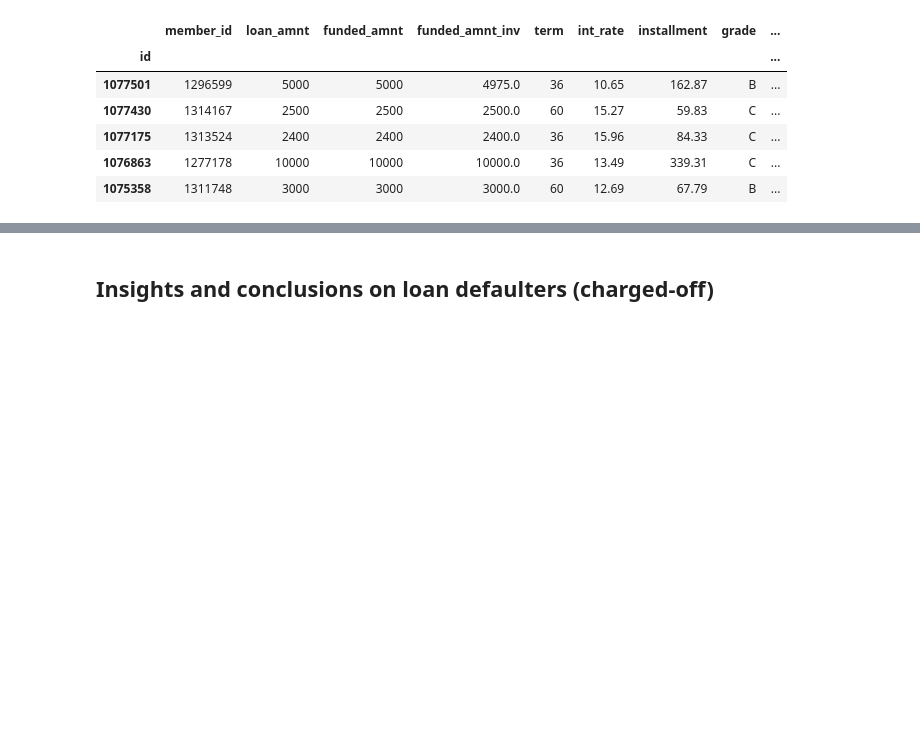
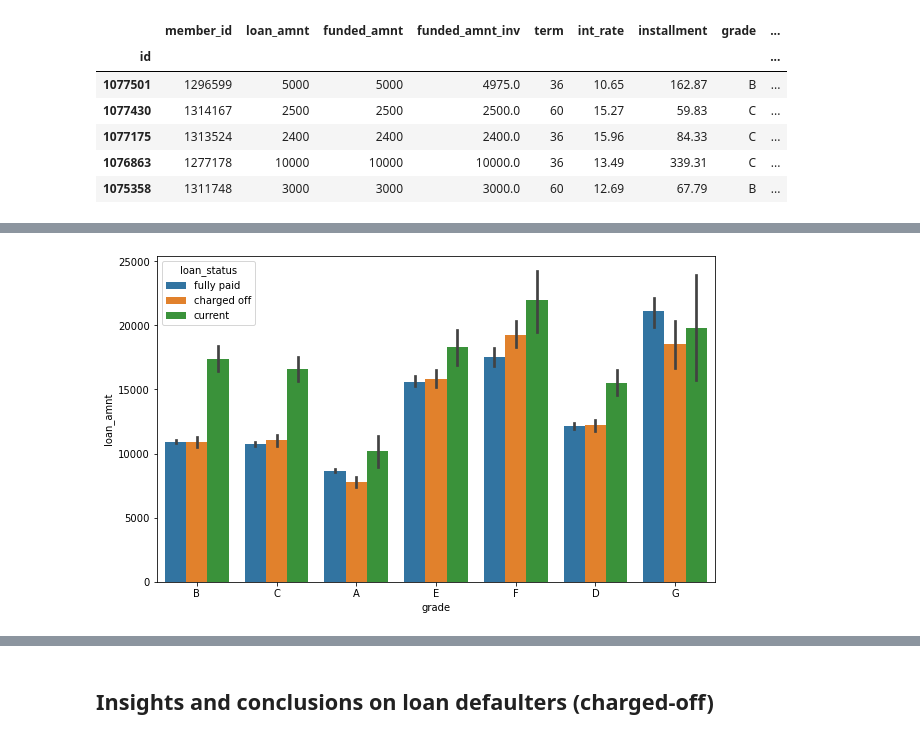
Before and after one commit to Kumaraguru-Muthuraj/_AIML_Code, a Jupyter notebook: _PythonNotebooks/_Course2_Statistics_Essentials/Mod6_Lendingclub_casestudy/Lending_Club_Merged_v1.ipynb, the cells around one changed output, grey strips where cells are left out. Saved outputs shown, nothing was run; the diff lists cells and outputs as text; code cells hidden in the pictures; blank space fills up the shorter version.

```diff
--- a/_PythonNotebooks/_Course2_Statistics_Essentials/Mod6_Lendingclub_casestudy/Lending_Club_Merged_v1.ipynb
+++ b/_PythonNotebooks/_Course2_Statistics_Essentials/Mod6_Lendingclub_casestudy/Lending_Club_Merged_v1.ipynb
@@ -361,0 +478,4 @@ df.head()
+# %%
+#lets do the filtering of the df for 2011 to do the further analysis
+df = df.loc[(df['issue_year'] == "2011"), :]
+df.head()
@@ -361,0 +496,7 @@ df.head()
+# %%
+# Lets barplot loan amount across loan grades and categorize the grades by loan status.
+plt.figure(figsize=(10, 6))
+sns.barplot(x='grade', y='loan_amnt', hue='loan_status', data=df)
+plt.show()
+# %% [output]
+[figure, added]
```
Also changed, not shown: parts of 29 cells of this notebook.
